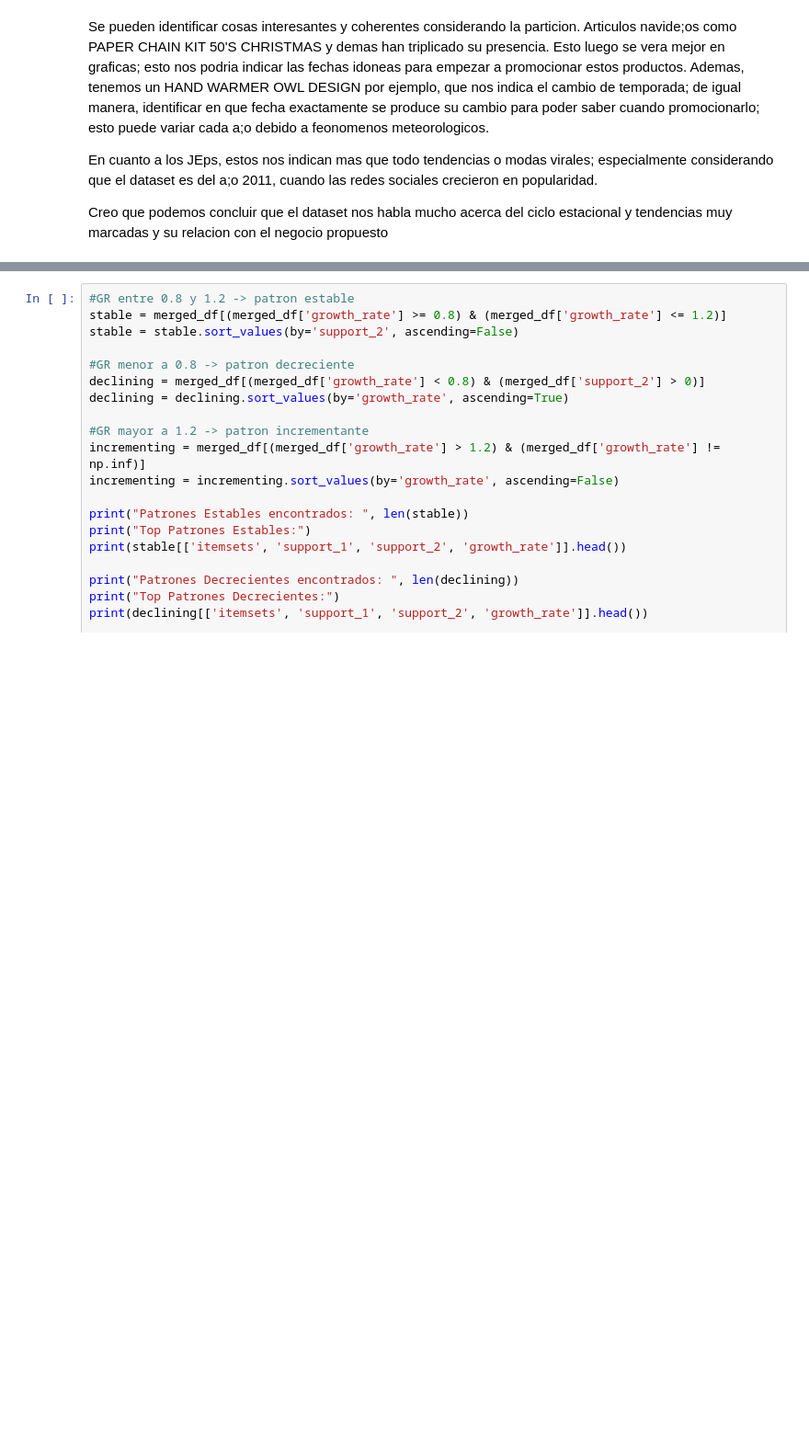
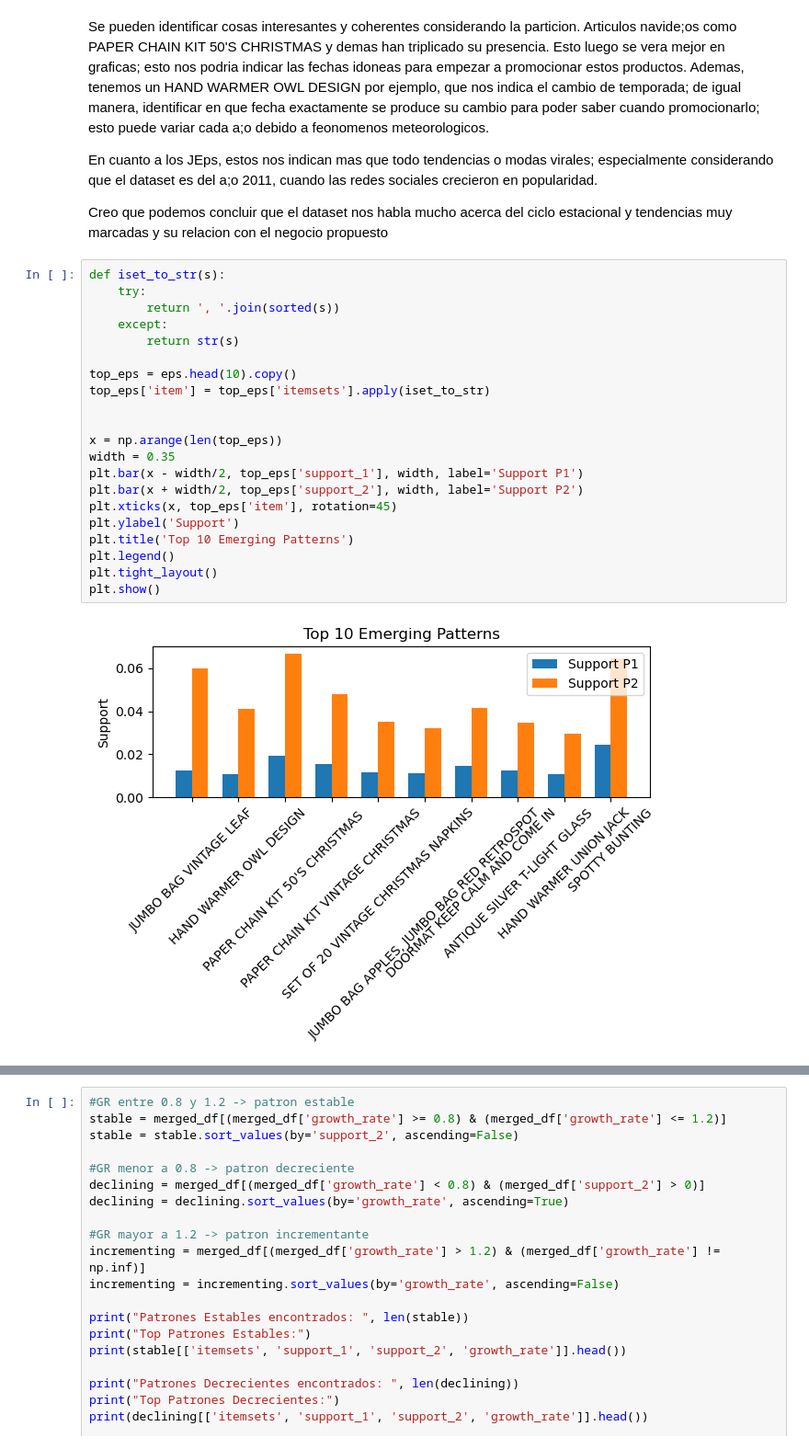
Before and after one commit to MathiasHv18/UPC-TF-DM_DA, a Jupyter notebook: data_mining.ipynb, the cells around one changed output, grey strips where cells are left out. Shown: that part at 92% size. Cells and saved outputs as stored; diff of their text form; blank space fills up the shorter version.

```diff
--- a/data_mining.ipynb
+++ b/data_mining.ipynb
@@ -124,3 +124,26 @@ Se pueden identificar cosas interesantes y coherentes considerando la particion.
 En cuanto a los JEps, estos nos indican mas que todo tendencias o modas virales; especialmente considerando que el dataset es del a;o 2011, cuando las redes sociales crecieron en popularidad.
 
 Creo que podemos concluir que el dataset nos habla mucho acerca del ciclo estacional y tendencias muy marcadas y su relacion con el negocio propuesto
+# %%
+def iset_to_str(s):
+    try:
+        return ', '.join(sorted(s))
+    except:
+        return str(s)
+
+top_eps = eps.head(10).copy()
+top_eps['item'] = top_eps['itemsets'].apply(iset_to_str)
+
+
+x = np.arange(len(top_eps))
+width = 0.35
+plt.bar(x - width/2, top_eps['support_1'], width, label='Support P1')
+plt.bar(x + width/2, top_eps['support_2'], width, label='Support P2')
+plt.xticks(x, top_eps['item'], rotation=45)
+plt.ylabel('Support')
+plt.title('Top 10 Emerging Patterns')
+plt.legend()
+plt.tight_layout()
+plt.show()
+# %% [output]
+[figure, added]
```
Also changed, not shown: parts of 3 cells of this notebook, 1 other file.
